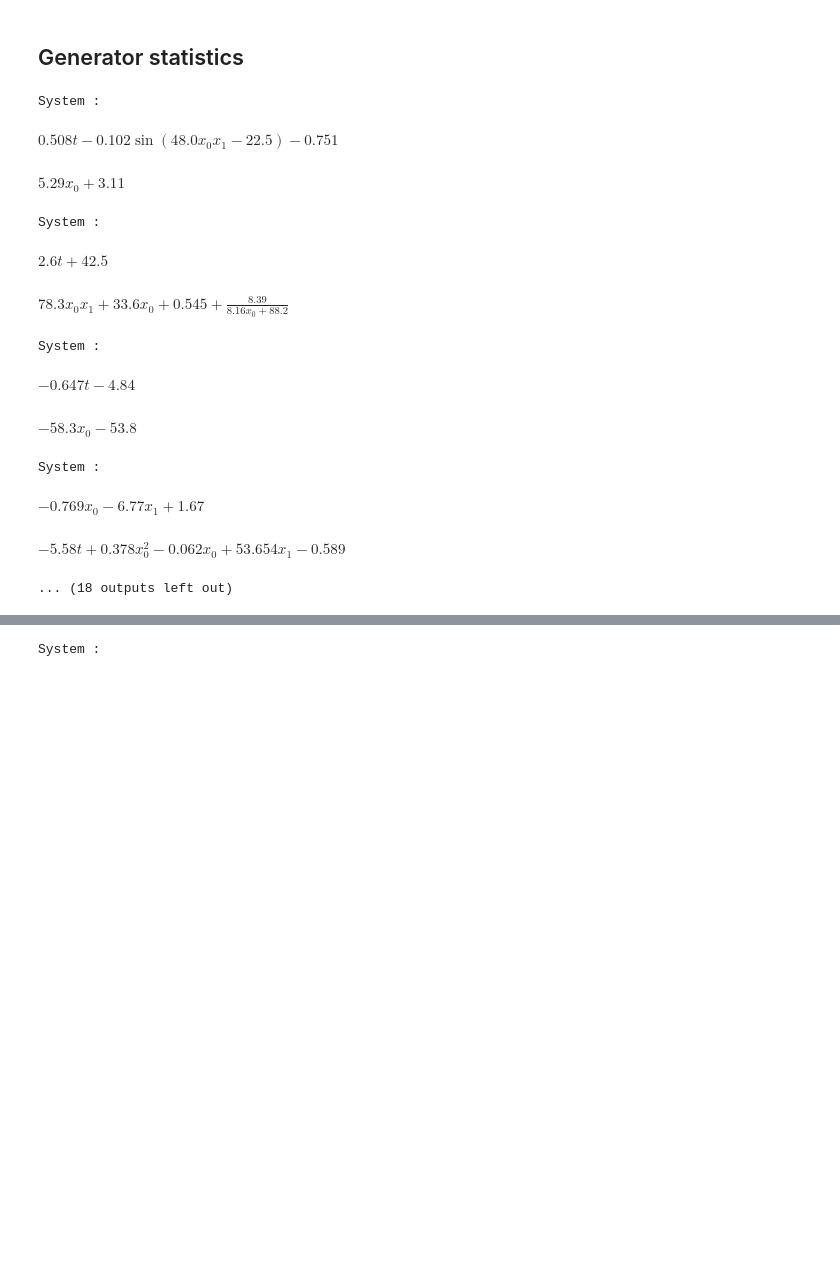
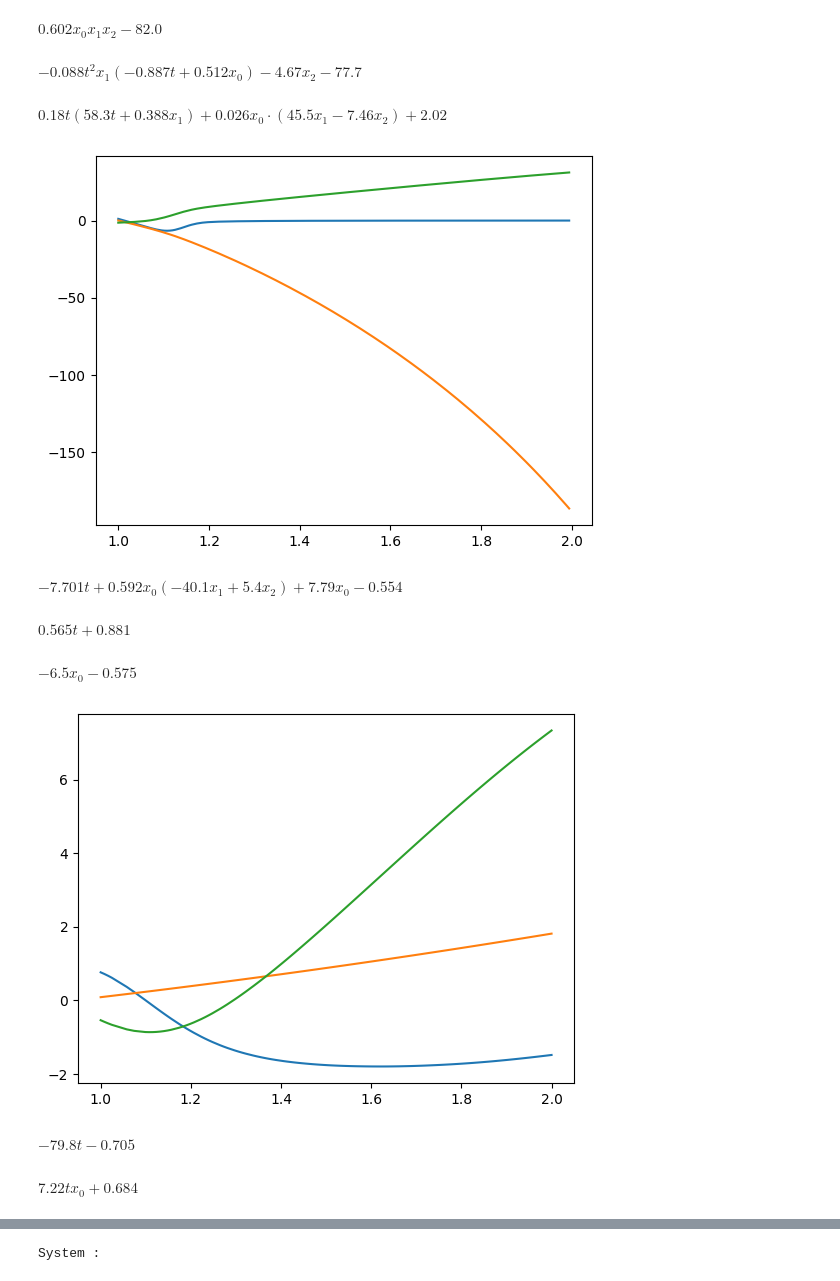
Before and after one commit to sdascoli/odeformer, a Jupyter notebook: tests.ipynb, the cells around one changed output, grey strips where cells are left out. Drawn from its saved outputs; the diff is of its cells as text; code cells hidden in the pictures; blank space fills up the shorter version.

```diff
--- a/tests.ipynb
+++ b/tests.ipynb
@@ -46,34 +168,31 @@ warnings.filterwarnings('ignore')
-# %% [markdown]
-## Generator statistics
 # %%
 parser = argparse.ArgumentParser(description="Function prediction", add_help=False)
 FunctionEnvironment.register_args(parser)
 args = parser.parse_args(args=[])
-args.debug = True
 args.max_dimension = 3
 
 env = FunctionEnvironment(args)
 
 env.rng = np.random.RandomState()
-#env.gen_expr(train=False)
-
 for i in range(10):
-    tree, dimension, nb_unary_ops, nb_binary_ops = env.generator.generate_multi_dimensional_tree(rng=env.rng, dimension=2)
-    tree_sympy = env.simplifier.tree_to_sympy_expr(tree, round=True)
-    print('System :')
-    for expr in tree_sympy:
-        display(expr)
+    samples, error = env._gen_expr(train=True, dimension=3)
+    if not error:
+        tree = samples["tree"]
+        tree_sympy = env.simplifier.tree_to_sympy_expr(tree, round=True)
+        for expr in tree_sympy:
+            display(expr)
+        plt.figure()
+        for dim in range(samples["infos"]["dimension"]):
+            plt.plot(samples["times"], samples["trajectory"][:, dim])
+        plt.show()
 # %% [output]
-System :
-$\displaystyle 0.508 t - 0.102 \sin{\left(48.0 x_{0} x_{1} - 22.5 \right)} - 0.751$
+$\displaystyle 0.602 x_{0} x_{1} x_{2} - 82.0$
-$\displaystyle 5.29 x_{0} + 3.11$
+$\displaystyle - 0.088 t^{2} x_{1} \left(- 0.887 t + 0.512 x_{0}\right) - 4.67 x_{2} - 77.7$
-System :
-$\displaystyle 2.6 t + 42.5$
+$\displaystyle 0.18 t \left(58.3 t + 0.388 x_{1}\right) + 0.026 x_{0} \cdot \left(45.5 x_{1} - 7.46 x_{2}\right) + 2.02$
+[figure, added]
-$\displaystyle 78.3 x_{0} x_{1} + 33.6 x_{0} + 0.545 + \frac{8.39}{8.16 x_{0} + 88.2}$
+$\displaystyle - 7.701 t + 0.592 x_{0} \left(- 40.1 x_{1} + 5.4 x_{2}\right) + 7.79 x_{0} - 0.554$
-System :
-$\displaystyle - 0.647 t - 4.84$
+$\displaystyle 0.565 t + 0.881$
-$\displaystyle - 58.3 x_{0} - 53.8$
+$\displaystyle - 6.5 x_{0} - 0.575$
-System :
+[figure, added]
-$\displaystyle - 0.769 x_{0} - 6.77 x_{1} + 1.67$
+$\displaystyle - 79.8 t - 0.705$
-$\displaystyle - 5.58 t + 0.378 x_{0}^{2} - 0.062 x_{0} + 53.654 x_{1} - 0.589$
+$\displaystyle 7.22 t x_{0} + 0.684$
-... (18 outputs left out)
```
Also changed, not shown: parts of 10 cells of this notebook, 3 other files.
